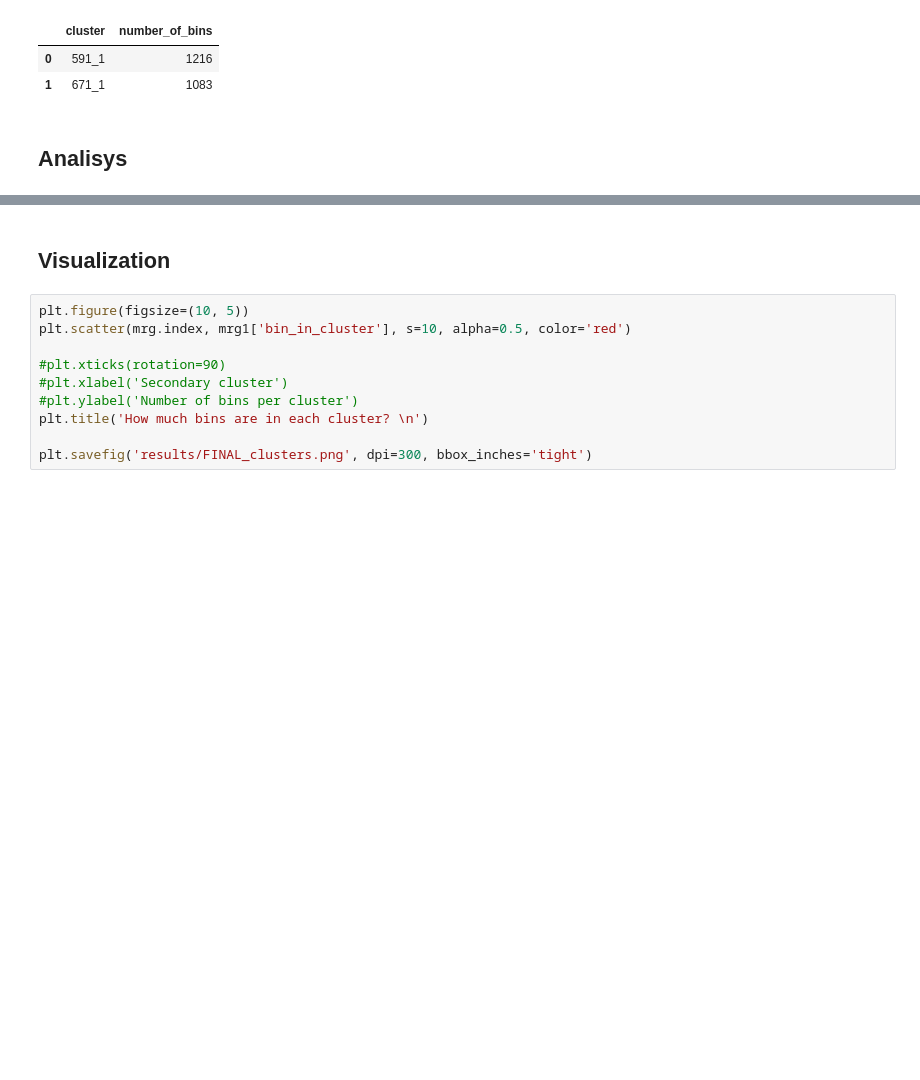
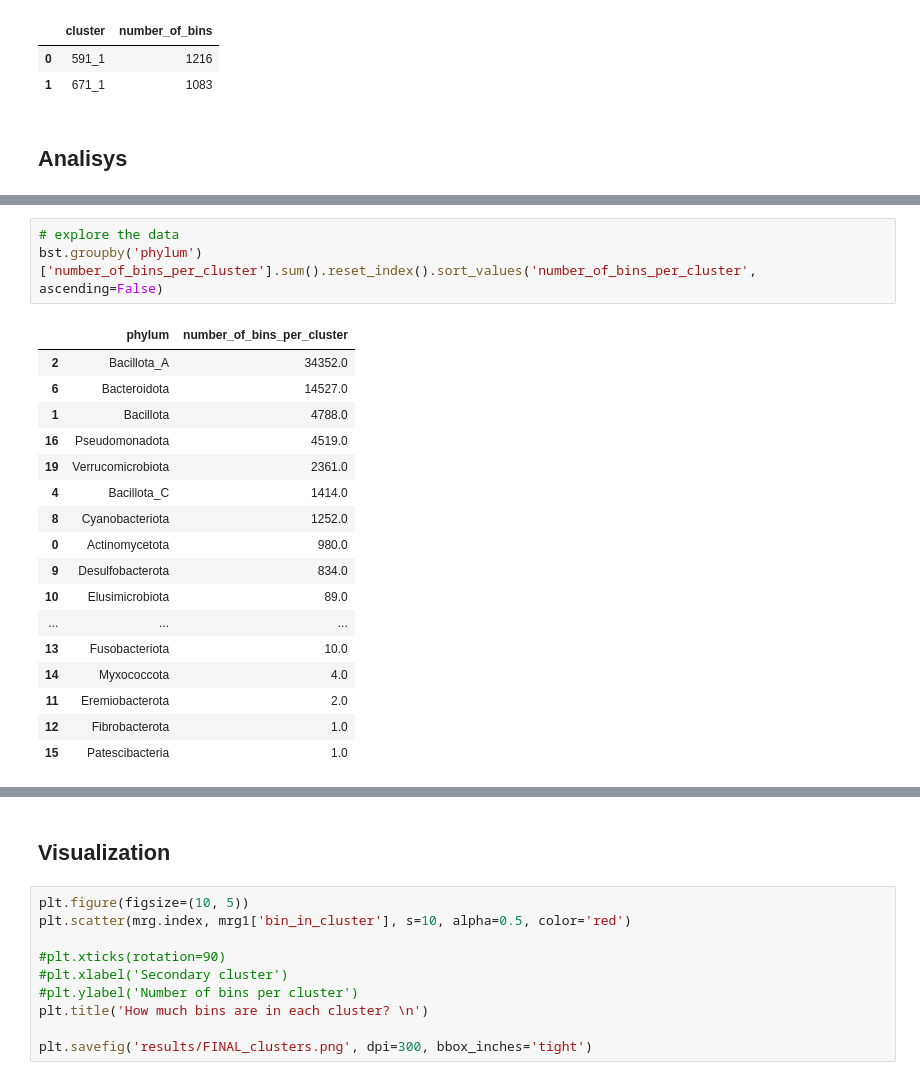
Before and after one commit to Chartiza/2023_Clusters, a Jupyter notebook: MRG_all.ipynb, the cells around one changed output, grey strips where cells are left out. Drawn from its saved outputs; the diff is of its cells as text; blank space fills up the shorter version.

```diff
--- a/MRG_all.ipynb
+++ b/MRG_all.ipynb
@@ -83,0 +128,21 @@ bst = pd.read_excel('FINAL_tables/FINAL_only_the_best_genomes_with_2nd_cluster_w
+# %%
+# explore the data
+bst.groupby('phylum')['number_of_bins_per_cluster'].sum().reset_index().sort_values('number_of_bins_per_cluster', ascending=False)
+# %% [output]
+|  | phylum | number_of_bins_per_cluster |
+| 2 | Bacillota_A | 34352.0 |
+| 6 | Bacteroidota | 14527.0 |
+| 1 | Bacillota | 4788.0 |
+| 16 | Pseudomonadota | 4519.0 |
+| 19 | Verrucomicrobiota | 2361.0 |
+| 4 | Bacillota_C | 1414.0 |
+| 8 | Cyanobacteriota | 1252.0 |
+| 0 | Actinomycetota | 980.0 |
+| 9 | Desulfobacterota | 834.0 |
+| 10 | Elusimicrobiota | 89.0 |
+| ... | ... | ... |
+| 13 | Fusobacteriota | 10.0 |
+| 14 | Myxococcota | 4.0 |
+| 11 | Eremiobacterota | 2.0 |
+| 12 | Fibrobacterota | 1.0 |
+| 15 | Patescibacteria | 1.0 |
```
Also changed, not shown: parts of 12 cells of this notebook, 19 other files.
